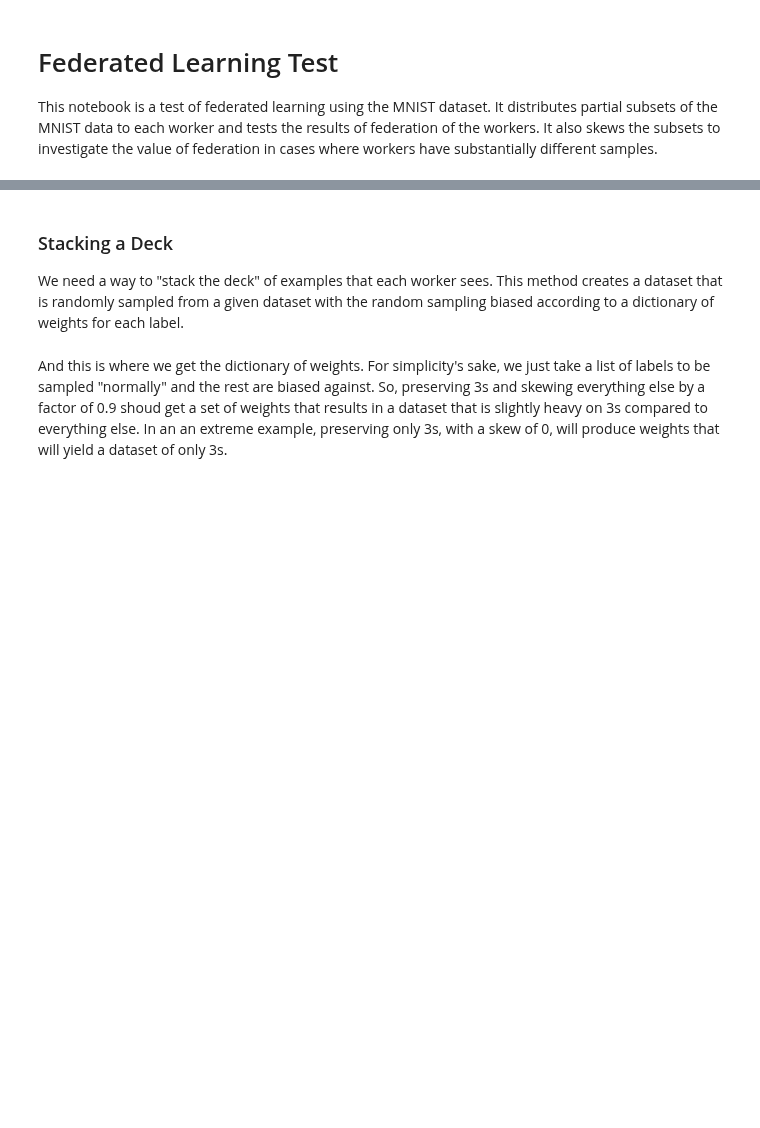
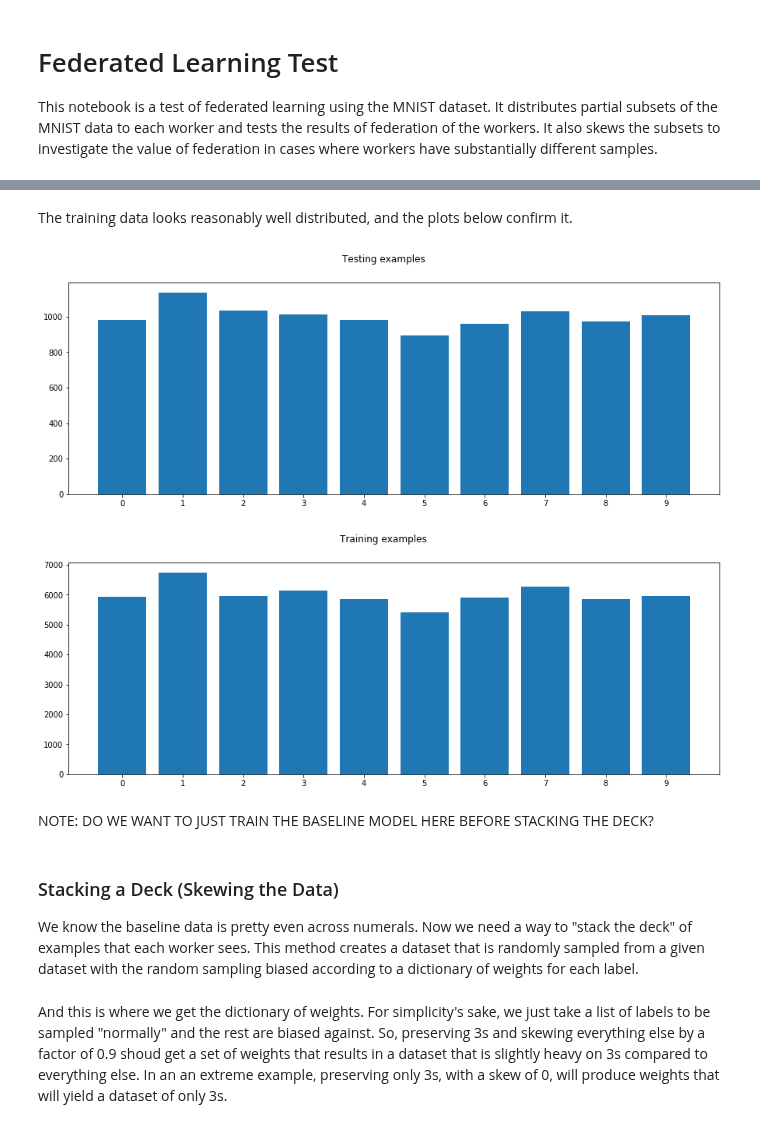
Before and after one commit to rmicallef/bfpytorch, a Jupyter notebook: MNIST-fed.ipynb, the cells around one changed output, grey strips where cells are left out. Cells and saved outputs as stored; diff of their text form; code cells hidden in the pictures; blank space fills up the shorter version.

Commit message:
working clean example

```diff
--- a/MNIST-fed.ipynb
+++ b/MNIST-fed.ipynb
@@ -68,7 +104,27 @@ test_dset = dsets.MNIST(root=data_path, download=True, train=False, transform=tr
+# %% [markdown]
+The training data looks reasonably well distributed, and the plots below confirm it.
+# %%
+%matplotlib inline
+import matplotlib.pyplot as plt
+
+fig, ax = plt.subplots(figsize=(15, 5))
+fig.suptitle('Testing examples')
+ax.xaxis.set_major_locator(plt.MultipleLocator(1))
+ax.hist(test_dloader.dataset.targets, bins=range(11), histtype='bar', align='left', rwidth=0.8)
+
+fig, ax = plt.subplots(figsize=(15, 5))
+fig.suptitle('Training examples')
+ax.xaxis.set_major_locator(plt.MultipleLocator(1))
+ax.hist(train_dloader.dataset.targets, bins=range(11), histtype='bar', align='left', rwidth=0.8);
+# %% [output]
+[figure, added]
+[figure, added]
+# %% [markdown]
+NOTE: DO WE WANT TO JUST TRAIN THE BASELINE MODEL HERE BEFORE STACKING THE DECK?
 # %% [markdown]
-### Stacking a Deck
+### Stacking a Deck (Skewing the Data)
 
-We need a way to "stack the deck" of examples that each worker sees. This method creates a dataset that is randomly sampled from a given dataset with the random sampling biased according to a dictionary of weights for each label.
+We know the baseline data is pretty even across numerals. Now we need a way to "stack the deck" of examples that each worker sees. This method creates a dataset that is randomly sampled from a given dataset with the random sampling biased according to a dictionary of weights for each label.
 # %%
 from torch.utils.data import WeightedRandomSampler
 
```
Also changed, not shown: parts of 19 cells of this notebook.
